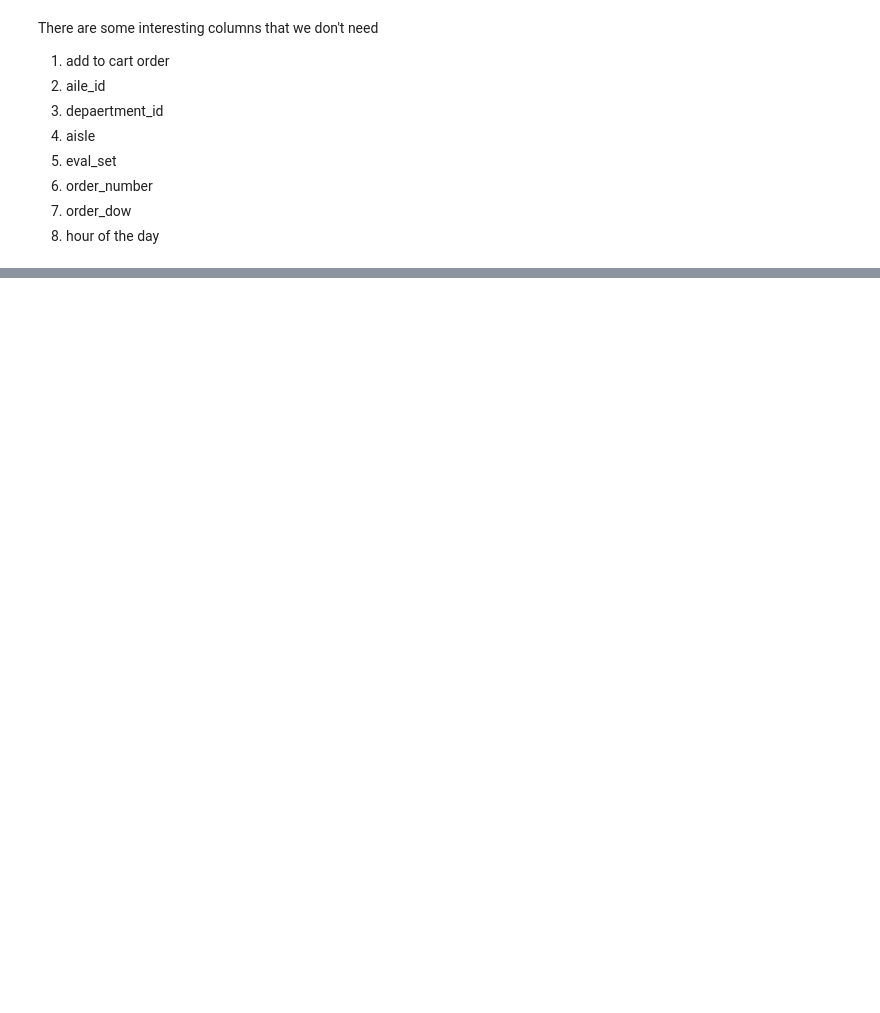
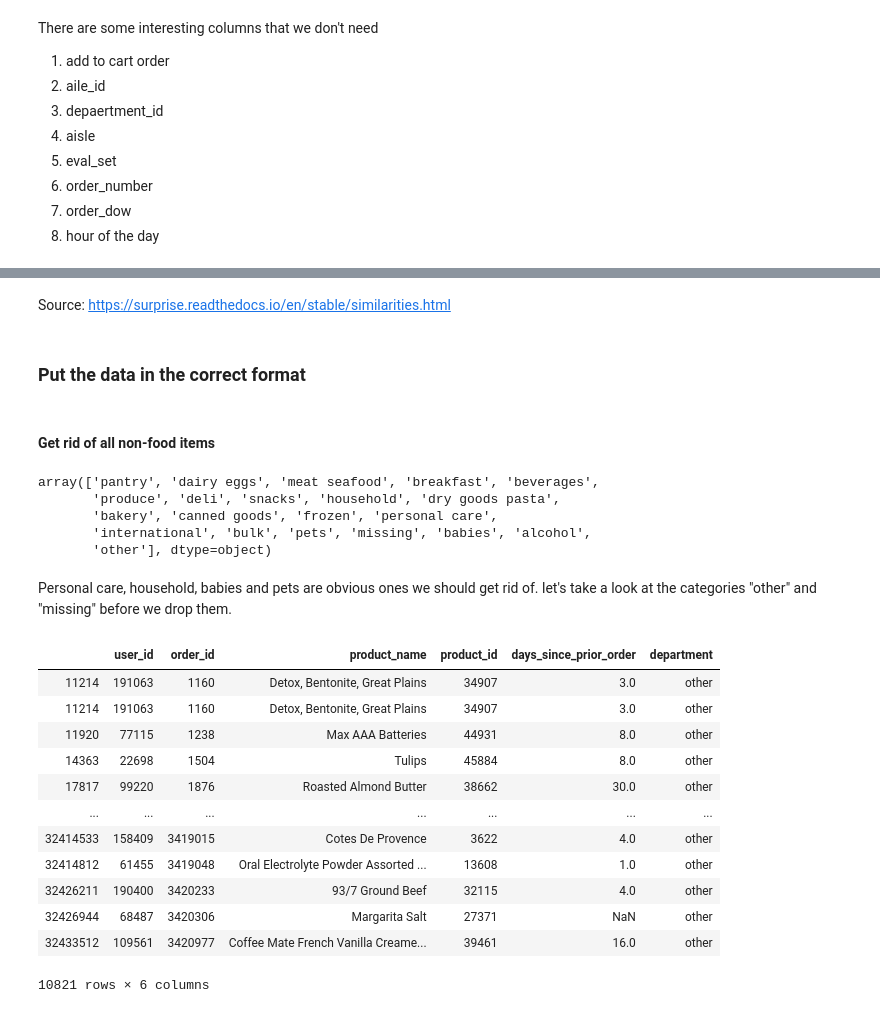
Before and after one commit to mberrien-fitzsimons/recipe_recommendation_system, a Jupyter notebook: notebooks/03_analysis/20190904-mlb-instacart-cart-recommendations.ipynb, the cells around one changed output, grey strips where cells are left out. Drawn from its saved outputs; the diff is of its cells as text; code cells hidden in the pictures; blank space fills up the shorter version.

```diff
--- a/notebooks/03_analysis/20190904-mlb-instacart-cart-recommendations.ipynb
+++ b/notebooks/03_analysis/20190904-mlb-instacart-cart-recommendations.ipynb
@@ -136,5 +133,10 @@ baskets.head()
 # %%
-baskets = baskets[['user_id', 'order_id', 'product_name', 'product_id', 'days_since_prior_order', 'add_to_cart_order', 'reordered', 'aisle_id', 'department_id', 'aisle', 'department', 'eval_set', 'order_number', 'order_dow', 'order_hour_of_day']]
+baskets_samp = baskets_samp[['user_id', 'order_id', 'product_name',
+                             'product_id', 'days_since_prior_order',
+                             'add_to_cart_order', 'reordered', 'aisle_id',
+                             'department_id', 'aisle', 'department',
+                             'eval_set', 'order_number', 'order_dow',
+                             'order_hour_of_day']]
 # %% [markdown]
 There are some interesting columns that we don't need
 1. add to cart order
@@ -156,4 +150,4 @@ Index(['user_id', 'order_id', 'product_name', 'product_id',
 # %%
-baskets.drop(columns = ['add_to_cart_order', 'reordered', 'aisle_id',
+baskets_samp.drop(columns = ['add_to_cart_order', 'reordered', 'aisle_id',
                         'department_id', 'aisle', 'eval_set', 'order_number',
                         'order_dow', 'order_hour_of_day'], inplace=True)
@@ -160,2 +159,2 @@ baskets.drop(columns = ['add_to_cart_order', 'reordered', 'aisle_id',
 # %%
-baskets.sort_values(by=['order_id'], inplace=True)
+baskets_samp.sort_values(by=['order_id'], inplace=True)
@@ -177,0 +168,32 @@ baskets
+# %% [markdown]
+Source: https://surprise.readthedocs.io/en/stable/similarities.html
+# %% [markdown]
+### Put the data in the correct format
+# %% [markdown]
+#### Get rid of all non-food items
+# %%
+baskets_samp.department.unique()
+# %% [output]
+array(['pantry', 'dairy eggs', 'meat seafood', 'breakfast', 'beverages',
+       'produce', 'deli', 'snacks', 'household', 'dry goods pasta',
+       'bakery', 'canned goods', 'frozen', 'personal care',
+       'international', 'bulk', 'pets', 'missing', 'babies', 'alcohol',
+       'other'], dtype=object)
+# %% [markdown]
+Personal care, household, babies and pets are obvious ones we should get rid of. let's take a look at the categories "other" and "missing" before we drop them.
+# %%
+baskets_samp.loc[baskets_samp['department']=='other']
+# %% [output]
+|  | user_id | order_id | product_name | product_id | days_since_prior_order | department |
+| 11214 | 191063 | 1160 | Detox, Bentonite, Great Plains | 34907 | 3.0 | other |
+| 11214 | 191063 | 1160 | Detox, Bentonite, Great Plains | 34907 | 3.0 | other |
+| 11920 | 77115 | 1238 | Max AAA Batteries | 44931 | 8.0 | other |
+| 14363 | 22698 | 1504 | Tulips | 45884 | 8.0 | other |
+| 17817 | 99220 | 1876 | Roasted Almond Butter | 38662 | 30.0 | other |
+| ... | ... | ... | ... | ... | ... | ... |
+| 32414533 | 158409 | 3419015 | Cotes De Provence | 3622 | 4.0 | other |
+| 32414812 | 61455 | 3419048 | Oral Electrolyte Powder Assorted ... | 13608 | 1.0 | other |
+| 32426211 | 190400 | 3420233 | 93/7 Ground Beef | 32115 | 4.0 | other |
+| 32426944 | 68487 | 3420306 | Margarita Salt | 27371 | NaN | other |
+| 32433512 | 109561 | 3420977 | Coffee Mate French Vanilla Creame... | 39461 | 16.0 | other |
+10821 rows × 6 columns
```
Also changed, not shown: parts of 26 cells of this notebook, 1 other file.
